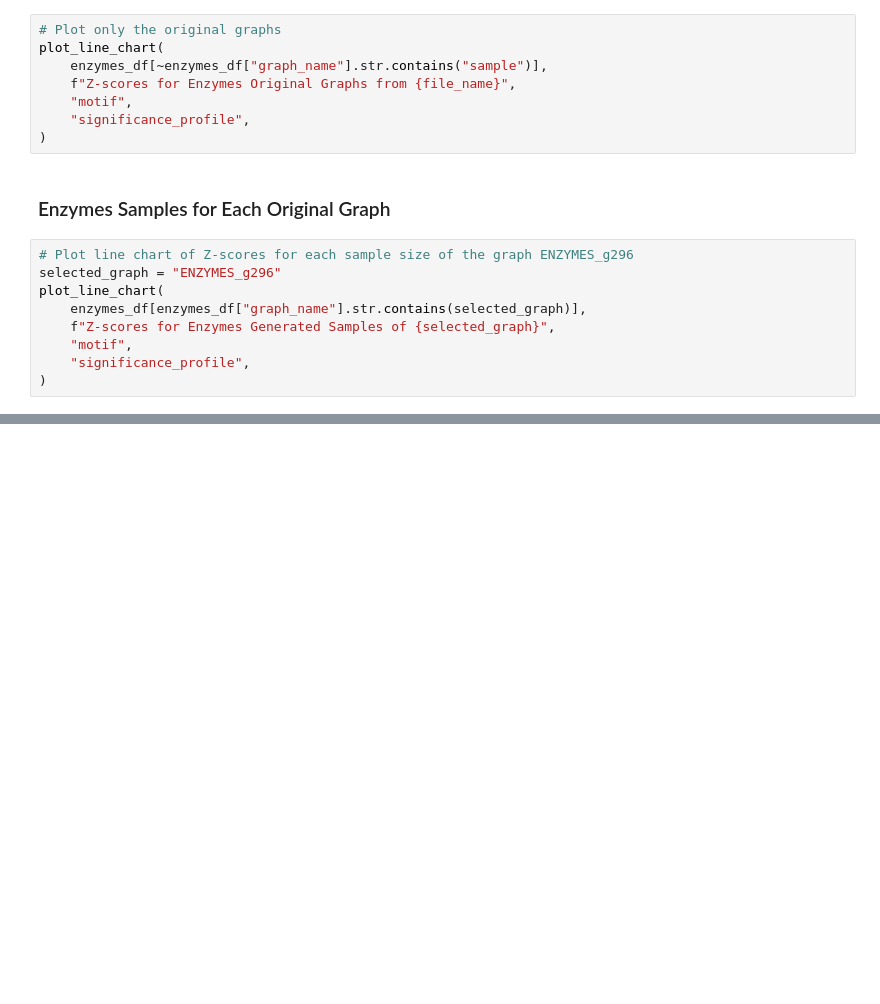
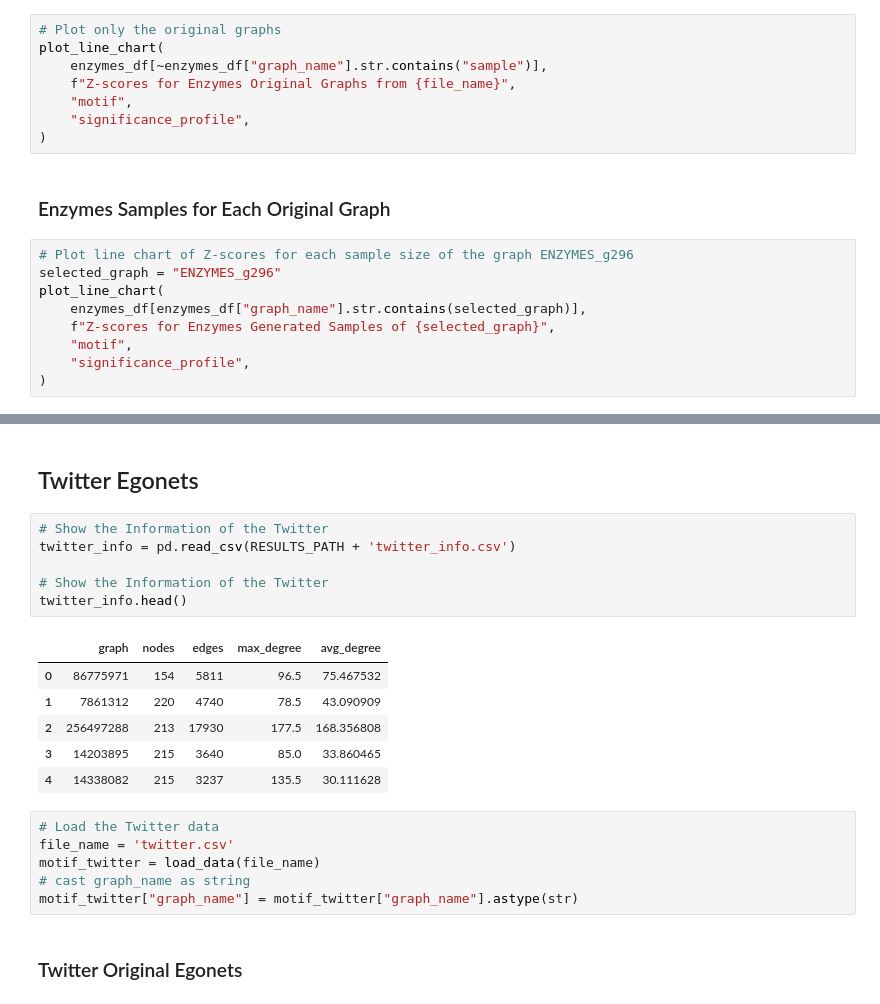
Before and after one commit to viniciusmioto/social_networks_analysis, a Jupyter notebook: src/results_motifs.ipynb, the cells around one changed output, grey strips where cells are left out. Saved outputs shown, nothing was run; the diff lists cells and outputs as text; blank space fills up the shorter version.

```diff
--- a/src/results_motifs.ipynb
+++ b/src/results_motifs.ipynb
@@ -117,0 +141,23 @@ plot_line_chart(
+# %% [markdown]
+## Twitter Egonets
+# %%
+# Show the Information of the Twitter
+twitter_info = pd.read_csv(RESULTS_PATH + 'twitter_info.csv')
+
+# Show the Information of the Twitter
+twitter_info.head()
+# %% [output]
+|  | graph | nodes | edges | max_degree | avg_degree |
+| 0 | 86775971 | 154 | 5811 | 96.5 | 75.467532 |
+| 1 | 7861312 | 220 | 4740 | 78.5 | 43.090909 |
+| 2 | 256497288 | 213 | 17930 | 177.5 | 168.356808 |
+| 3 | 14203895 | 215 | 3640 | 85.0 | 33.860465 |
+| 4 | 14338082 | 215 | 3237 | 135.5 | 30.111628 |
+# %%
+# Load the Twitter data
+file_name = 'twitter.csv'
+motif_twitter = load_data(file_name)
+# cast graph_name as string
+motif_twitter["graph_name"] = motif_twitter["graph_name"].astype(str)
+# %% [markdown]
+### Twitter Original Egonets
```
Also changed, not shown: parts of 27 cells of this notebook, 5 other files.
